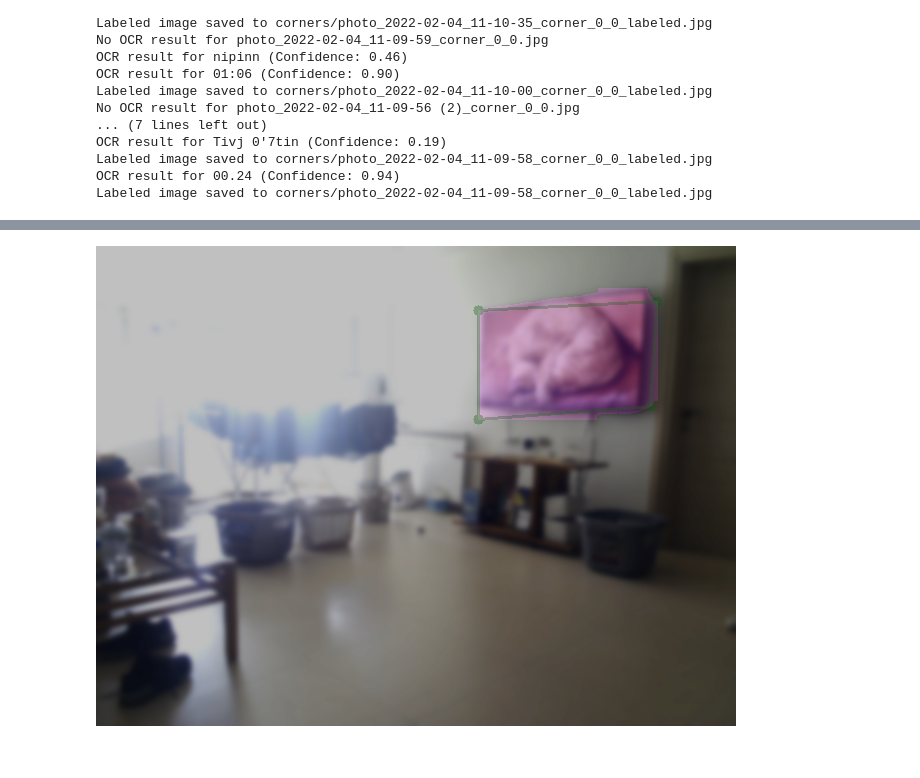
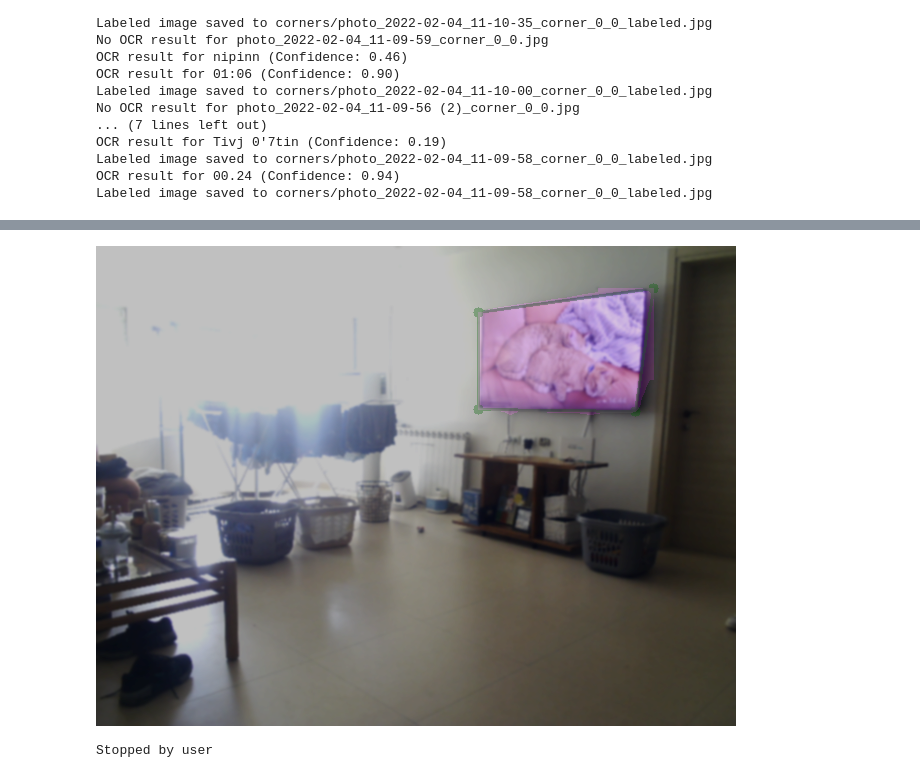
Before and after one commit to omer-re/Ad-matay, a Jupyter notebook: AdMatay24.ipynb, the cells around one changed output, grey strips where cells are left out. Saved outputs shown, nothing was run; the diff lists cells and outputs as text; code cells hidden in the pictures.

```diff
--- a/AdMatay24.ipynb
+++ b/AdMatay24.ipynb
@@ -374,7 +371,7 @@ if not cap.isOpened():
 cap.set(cv2.CAP_PROP_FRAME_WIDTH, 640)
 cap.set(cv2.CAP_PROP_FRAME_HEIGHT, 480)
 
-def preprocess_frame(frame, kernel_size=(15, 15), sigmaX=0, sigmaY=0):
+def preprocess_frame(frame, kernel_size=(5, 5), sigmaX=0, sigmaY=0):
     """
     Preprocess the frame by applying Gaussian blur with adjustable parameters.
 
@@ -477,31 +474,32 @@ try:
                     cv2.circle(overlay, (x, y), 5, (0, 128, 0), -1)  # Dark green dot for simplified corners
 
                 # Apply the purple color to the mask
                 purple_overlay = np.zeros_like(frame)
                 purple_overlay[largest_tv_mask > 0] = [128, 0, 128]  # Purple color (B, G, R)
 
                 # Combine the overlay with the original frame using transparency
                 alpha = 0.5  # Transparency factor
                 cv2.addWeighted(purple_overlay, alpha, overlay, 1 - alpha, 0, overlay)
 
         # Combine the overlay with the original frame
         final_frame = cv2.addWeighted(overlay, alpha, frame, 1 - alpha, 0)
 
         # Convert the final frame to RGB format (from BGR)
         final_frame_rgb = cv2.cvtColor(final_frame, cv2.COLOR_BGR2RGB)
 
         # Convert the frame to an Image object for display in Jupyter
         img_pil = Image.fromarray(final_frame_rgb)
 
         # Display the image in the notebook
         clear_output(wait=True)  # Clear previous output
         display(img_pil)  # Display the current frame
 
 except KeyboardInterrupt:
     print("Stopped by user")
 
 finally:
     # When everything is done, release the capture
     cap.release()
 # %% [output]
-[figure, old version]
+[figure, new version]
+Stopped by user
```
Also changed, not shown: parts of 2 cells of this notebook.
